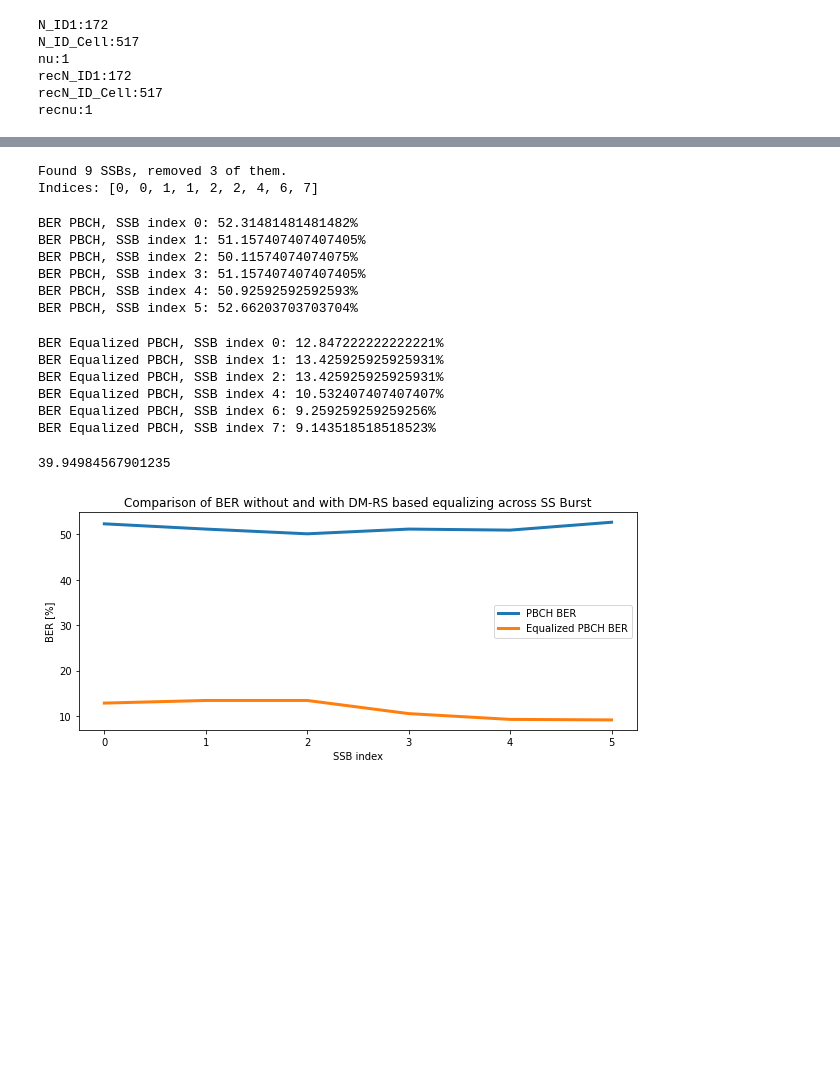
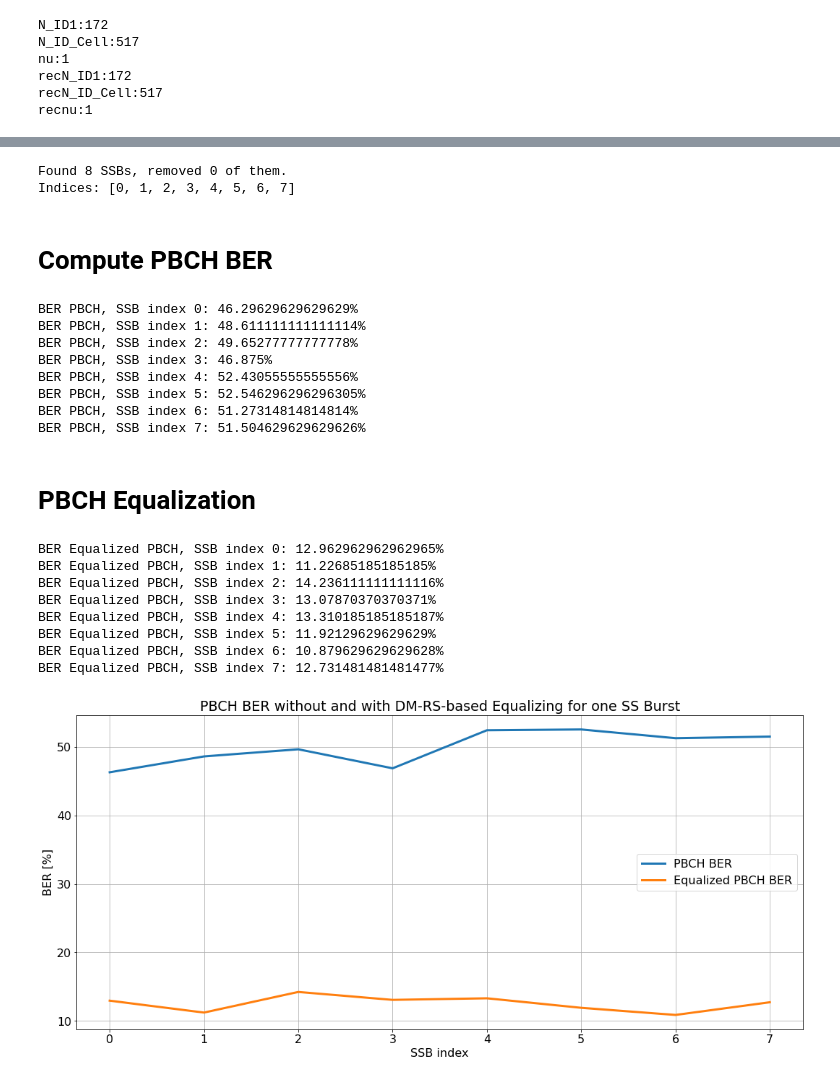
Before and after one commit to markdisterhof/nr_sync_dem, a Jupyter notebook: notebooks/cell_search_demo.ipynb, the cells around one changed output, grey strips where cells are left out. Saved outputs shown, nothing was run; the diff lists cells and outputs as text; code cells hidden in the pictures; blank space fills up the shorter version.

```diff
--- a/notebooks/cell_search_demo.ipynb
+++ b/notebooks/cell_search_demo.ipynb
@@ -26,12 +30,12 @@ N_ID2 = np.random.randint(3)   # cell ID sector {0,1,2}
 N_ID_Cell = 3 * N_ID1 + N_ID2  # cell identity ID
 NU = N_ID_Cell % 4
 # OFDM Parameters
-mu = 0 # Numerology 38.211 Table 4.3.2-1 normal cyclic prefix only
+mu = 0 # Numerology
 CP_SIZE = 0
-FFT_SIZE = 512 #4096
+FFT_SIZE = 512
 Fd = 15
 F = 10e9 # Hz
-sh_spec = False
+sh_spec = True
 pa_spec = False
 L_max = len(ssb.get_ssb_ids(ssb.get_ssb_candidate_idx(mu, F, sh_spec, pa_spec), mu, sh_spec))
 
@@ -62,7 +66,7 @@ Ts = 1. / bandwidth  # Sampling interval
 
 jakesObj = JakesSampleGenerator(Fd, Ts, L=10)
 
-prof = TdlChannelProfile(*threegpp_tdl_channels.get_channel_profile(ch, ds_desired = 2*Ts ))
+prof = TdlChannelProfile(*threegpp_tdl_channels.get_channel_profile(ch, ds_desired = 4*Ts ))
 
 channel = TdlChannel(jakesObj, prof)
 # %%
@@ -177,19 +178,25 @@ uni_idx = np.unique(issbs, return_index=True)[1]
 ssb_i = ssbs[uni_idx]
 print('Found {} SSBs, removed {} of them.\nIndices: {} '.format(len(issbs), len(issbs)-len(ssb_i), issbs))
 # %% [output]
-Found 9 SSBs, removed 3 of them.
-Indices: [0, 0, 1, 1, 2, 2, 4, 6, 7]
+Found 8 SSBs, removed 0 of them.
+Indices: [0, 1, 2, 3, 4, 5, 6, 7]
+# %% [markdown]
+# Compute PBCH BER
 # %%
 pbch_err = [(1-(np.sum(decode.decode_pbch(ssb.unmap_pbch(ssb_i[i], rec_nu)[0],L_max, rec_n_id_cell, issbs[uni_idx[i]])
                ==  pbch_bits)/len(pbch_bits)))*100. for i in range(len(ssb_i))]
 _= [print('BER PBCH, SSB index {}: {}%'.format(i,pbch_err[i])) for i in range(len(ssb_i))]
 # %% [output]
-BER PBCH, SSB index 0: 52.31481481481482%
-BER PBCH, SSB index 1: 51.157407407407405%
-BER PBCH, SSB index 2: 50.11574074074075%
-BER PBCH, SSB index 3: 51.157407407407405%
-BER PBCH, SSB index 4: 50.92592592592593%
-BER PBCH, SSB index 5: 52.66203703703704%
+BER PBCH, SSB index 0: 46.29629629629629%
+BER PBCH, SSB index 1: 48.611111111111114%
+BER PBCH, SSB index 2: 49.65277777777778%
+BER PBCH, SSB index 3: 46.875%
+BER PBCH, SSB index 4: 52.43055555555556%
+BER PBCH, SSB index 5: 52.546296296296305%
+BER PBCH, SSB index 6: 51.27314814814814%
+BER PBCH, SSB index 7: 51.504629629629626%
+# %% [markdown]
+# PBCH Equalization
 # %%
 deg = 10
 pbch_eq = [ssb.unmap_pbch(
@@ -201,24 +208,25 @@ pbch_eq_err = [(1-(np.sum(decode.decode_pbch(pbch_eq[i],L_max, rec_n_id_cell, is
 _= [print('BER Equalized PBCH, SSB index {}: {}%'.format(issbs[uni_idx[i]],
                                                          pbch_eq_err[i])) for i in range(len(pbch_eq))]
 # %% [output]
-BER Equalized PBCH, SSB index 0: 12.847222222222221%
-BER Equalized PBCH, SSB index 1: 13.425925925925931%
-BER Equalized PBCH, SSB index 2: 13.425925925925931%
-BER Equalized PBCH, SSB index 4: 10.532407407407407%
-BER Equalized PBCH, SSB index 6: 9.259259259259256%
-BER Equalized PBCH, SSB index 7: 9.143518518518523%
+BER Equalized PBCH, SSB index 0: 12.962962962962965%
+BER Equalized PBCH, SSB index 1: 11.22685185185185%
+BER Equalized PBCH, SSB index 2: 14.236111111111116%
+BER Equalized PBCH, SSB index 3: 13.07870370370371%
+BER Equalized PBCH, SSB index 4: 13.310185185185187%
+BER Equalized PBCH, SSB index 5: 11.92129629629629%
+BER Equalized PBCH, SSB index 6: 10.879629629629628%
+BER Equalized PBCH, SSB index 7: 12.731481481481477%
 # %%
-fig, ax = plt.subplots(figsize=(10,4))
-ax.set_title('Comparison of BER without and with DM-RS based equalizing across SS Burst')
+fig, ax = plt.subplots(figsize=(18,8))
+ax.set_title('PBCH BER without and with DM-RS-based Equalizing for one SS Burst')
 ax.set_xlabel('SSB index')
 ax.set_ylabel('BER [%]')
+ax.grid(True, which="both", ls="-")
 ln = ax.plot(range(len(pbch_err)),pbch_err, range(len(pbch_err)), pbch_eq_err, linewidth=3)
 ln[0].set_label('PBCH BER')
 ln[1].set_label('Equalized PBCH BER')
 _ = ax.legend()
 
-print(np.mean(pbch_err)- np.mean(pbch_eq_err))
 fig.savefig("./im/m2_ber.pdf", dpi=50)
 # %% [output]
-39.94984567901235
-[figure, old version]
+[figure, new version]
```
Also changed, not shown: parts of 13 cells of this notebook, 9 other files.
